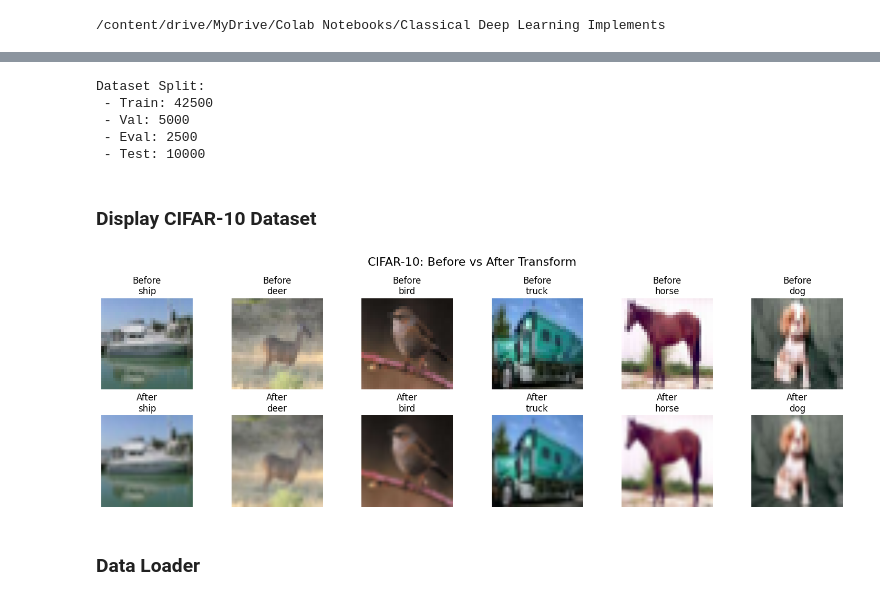
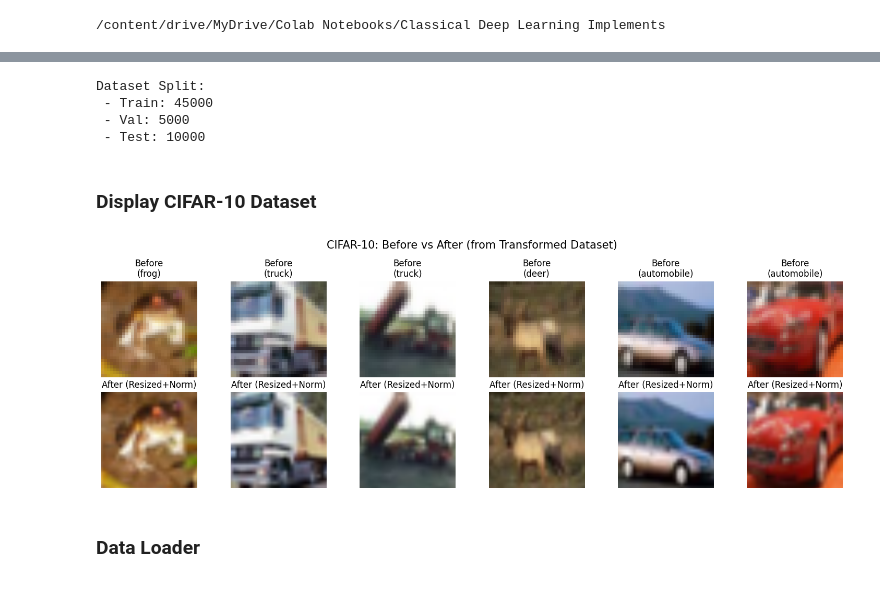
Before and after one commit to morsetechlab/DeepVision-Classical-Models, a Jupyter notebook: Alexnet_with_CIFAR_10_Dataset.ipynb, the cells around one changed output, grey strips where cells are left out. Cells and saved outputs as stored; diff of their text form; code cells hidden in the pictures.

```diff
--- a/Alexnet_with_CIFAR_10_Dataset.ipynb
+++ b/Alexnet_with_CIFAR_10_Dataset.ipynb
@@ -86,10 +98,11 @@ train_set, val_set, eval_set = random_split(full_train_set, [train_len, val_len,
+# %%
+class_names = ['airplane', 'automobile', 'bird', 'cat', 'deer', 'dog', 'frog', 'horse', 'ship', 'truck']
 # %%
-print(f"Dataset Split:\n - Train: {len(train_set)}\n - Val: {len(val_set)}\n - Eval: {len(eval_set)}\n - Test: {len(test_set)}")
+print(f"Dataset Split:\n - Train: {len(train_dataset)}\n - Val: {len(val_dataset)}\n - Test: {len(cifar10_test)}")
 # %% [output]
 Dataset Split:
- - Train: 42500
+ - Train: 45000
  - Val: 5000
- - Eval: 2500
  - Test: 10000
 # %% [markdown]
 ### Display CIFAR-10 Dataset
@@ -146,7 +109,48 @@ def show_cifar10_before_after_aligned(num_images=6):
+# %%
+import matplotlib.pyplot as plt
+import numpy as np
+import torch
+import torchvision.transforms.functional as F
+
+def show_cifar10_before_after_from_transformed(dataset, class_names, num_images=5):
+    mean = torch.tensor([0.485, 0.456, 0.406], dtype=torch.float32).reshape(3, 1, 1)
+    std = torch.tensor([0.229, 0.224, 0.225], dtype=torch.float32).reshape(3, 1, 1)
+
+    plt.figure(figsize=(num_images * 2.5, 5))
+
+    for i in range(num_images):
+        # ดึงภาพจากชุดที่ผ่าน transform แล้ว (227×227)
+        img_transformed, label = dataset[i]
+
+        # ย้อน normalize
+        img_after = img_transformed * std + mean
+
+        # สร้าง "Before" = resize กลับเป็น 32×32 เพื่อเปรียบเทียบ
+        img_before = F.resize(img_after, [32, 32])  # ย้อนขนาดเฉย ๆ
+
+        # Convert เป็น numpy
+        img_before_np = img_before.permute(1, 2, 0).numpy()
+        img_after_np = img_after.permute(1, 2, 0).numpy()
+
+        # Before
+        plt.subplot(2, num_images, i + 1)
+        plt.imshow(np.clip(img_before_np, 0, 1))
+        plt.title(f"Before\n({class_names[label]})")
+        plt.axis("off")
+
+        # After
+        plt.subplot(2, num_images, num_images + i + 1)
+        plt.imshow(np.clip(img_after_np, 0, 1))
+        plt.title("After (Resized+Norm)")
+        plt.axis("off")
+
+    plt.suptitle("CIFAR-10: Before vs After (from Transformed Dataset)", fontsize=15)
+    plt.tight_layout()
+    plt.show()
 # %%
-show_cifar10_before_after_aligned(num_images=6)
+show_cifar10_before_after_from_transformed(cifar10_trainval, class_names, num_images=6)
 # %% [output]
-[figure, old version]
+[figure, new version]
 # %% [markdown]
 ### Data Loader
 # %%
```
Also changed, not shown: parts of 29 cells of this notebook, 2 other files.
